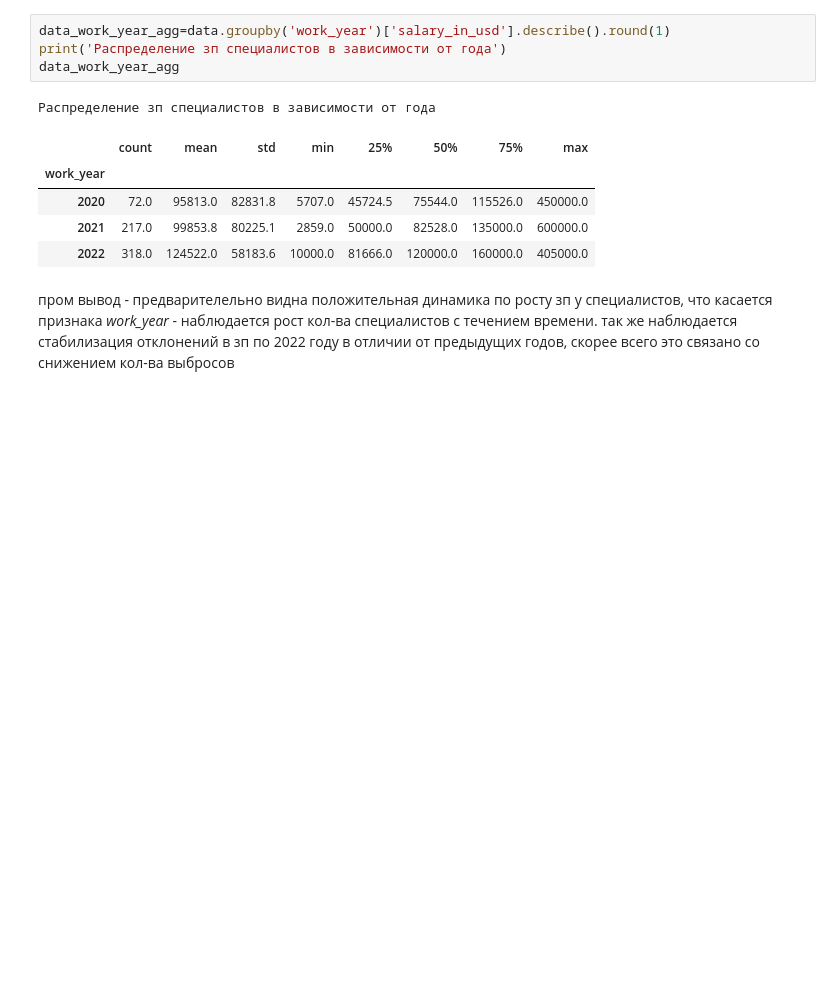
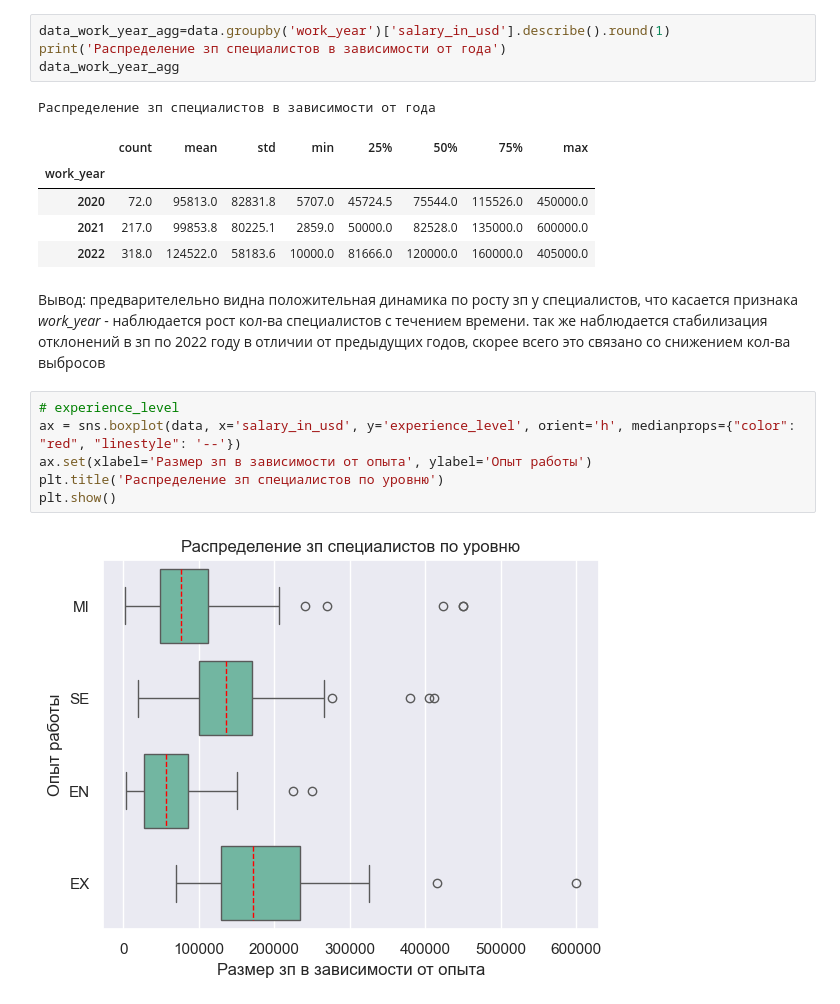
Before and after one commit to schdlr50/SF_EDA_4, a Jupyter notebook: final task.ipynb, the cells around one changed output. Drawn from its saved outputs; the diff is of its cells as text; blank space fills up the shorter version.

```diff
--- a/final task.ipynb
+++ b/final task.ipynb
@@ -227,4 +220,12 @@ data_work_year_agg
 | 2021 | 217.0 | 99853.8 | 80225.1 | 2859.0 | 50000.0 | 82528.0 | 135000.0 | 600000.0 |
 | 2022 | 318.0 | 124522.0 | 58183.6 | 10000.0 | 81666.0 | 120000.0 | 160000.0 | 405000.0 |
 # %% [markdown]
-пром вывод - предварителельно видна положительная динамика по росту зп у специалистов, что касается признака *work_year* - наблюдается рост кол-ва специалистов с течением времени. так же наблюдается стабилизация отклонений в зп по 2022 году в отличии от предыдущих годов, скорее всего это связано со снижением кол-ва выбросов
+Вывод: предварителельно видна положительная динамика по росту зп у специалистов, что касается признака *work_year* - наблюдается рост кол-ва специалистов с течением времени. так же наблюдается стабилизация отклонений в зп по 2022 году в отличии от предыдущих годов, скорее всего это связано со снижением кол-ва выбросов
+# %%
+# experience_level
+ax = sns.boxplot(data, x='salary_in_usd', y='experience_level', orient='h', medianprops={"color": "red", "linestyle": '--'})
+ax.set(xlabel='Размер зп в зависимости от опыта', ylabel='Опыт работы')
+plt.title('Распределение зп специалистов по уровню')
+plt.show()
+# %% [output]
+[figure, added]
```
Also changed, not shown: parts of 9 cells of this notebook.
